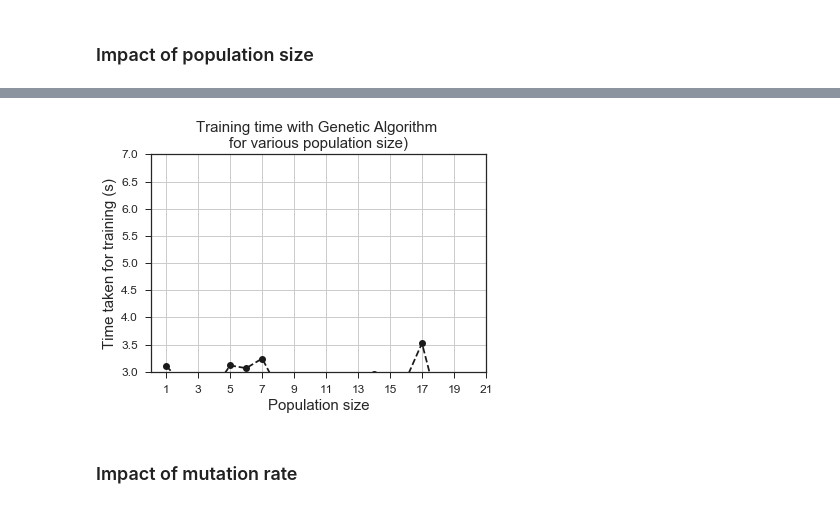
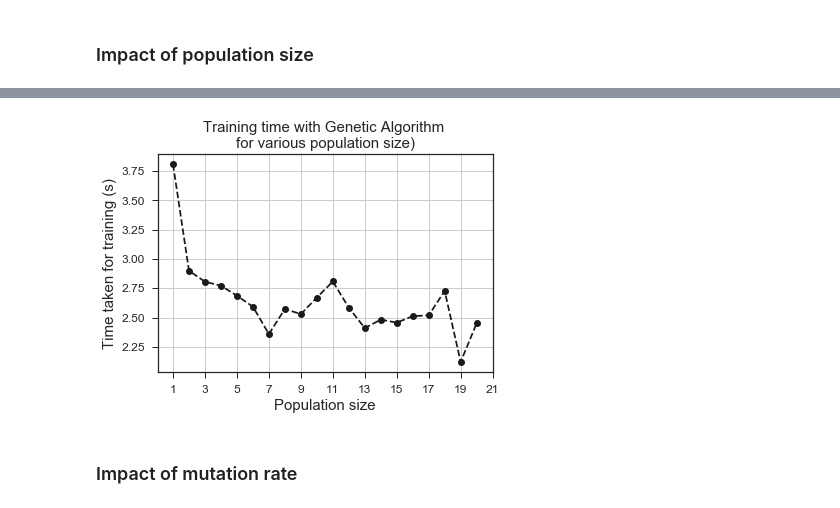
Before and after one commit to shuruiz/tfopt, a Jupyter notebook: Neural network training with randomized search algorithms.ipynb, the cells around one changed output, grey strips where cells are left out. Saved outputs shown, nothing was run; the diff lists cells and outputs as text; code cells hidden in the pictures.

```diff
--- a/Neural network training with randomized search algorithms.ipynb
+++ b/Neural network training with randomized search algorithms.ipynb
@@ -857,16 +860,16 @@ plt.show()
 # %%
 plt.figure(figsize=(6,4))
 plt.title("Training time with Genetic Algorithm \nfor various population size)",fontsize=15)
 plt.plot([i for i in range(1,21)],population_time,'bo',ls='--',c='k')
 plt.grid(True)
 plt.xticks([i for i in range(1,22,2)],fontsize=12)
 plt.yticks(fontsize=12)
 plt.xlabel("Population size",fontsize=15)
 plt.ylabel("Time taken for training (s)",fontsize=15)
-plt.ylim(3,7)
+# plt.ylim(3,7)
 plt.show()
 # %% [output]
-[figure, old version]
+[figure, new version]
 # %% [markdown]
 ### Impact of mutation rate
 # %%
```
Also changed, not shown: parts of 38 cells of this notebook, 27 other files.
